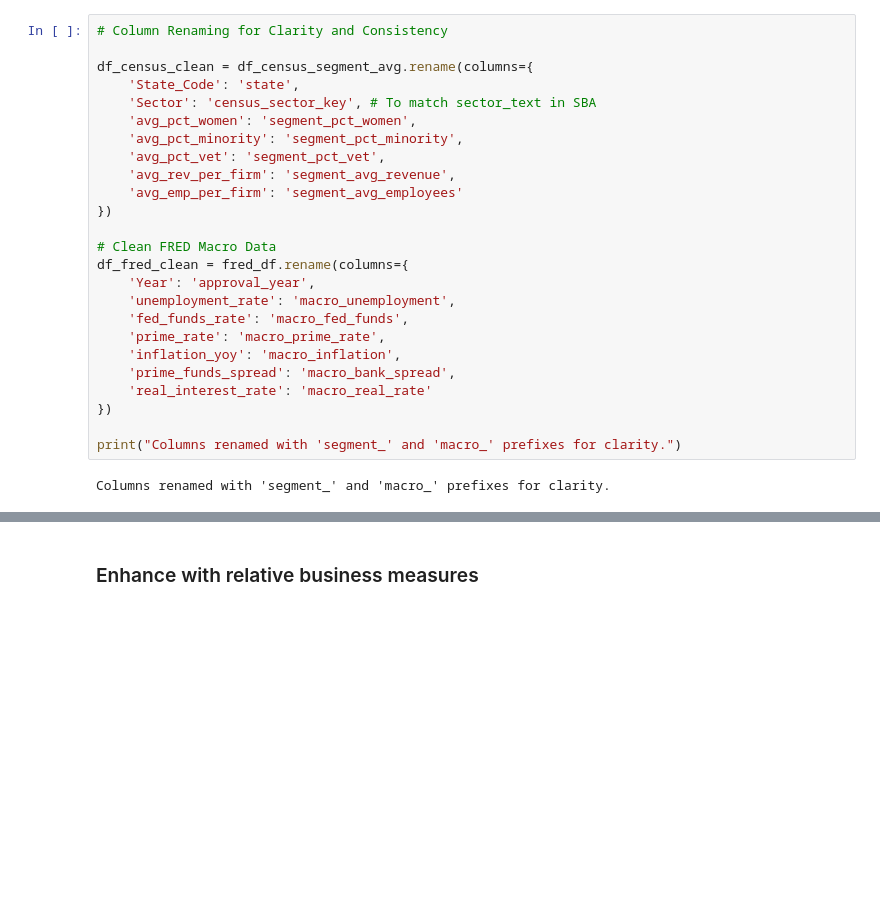
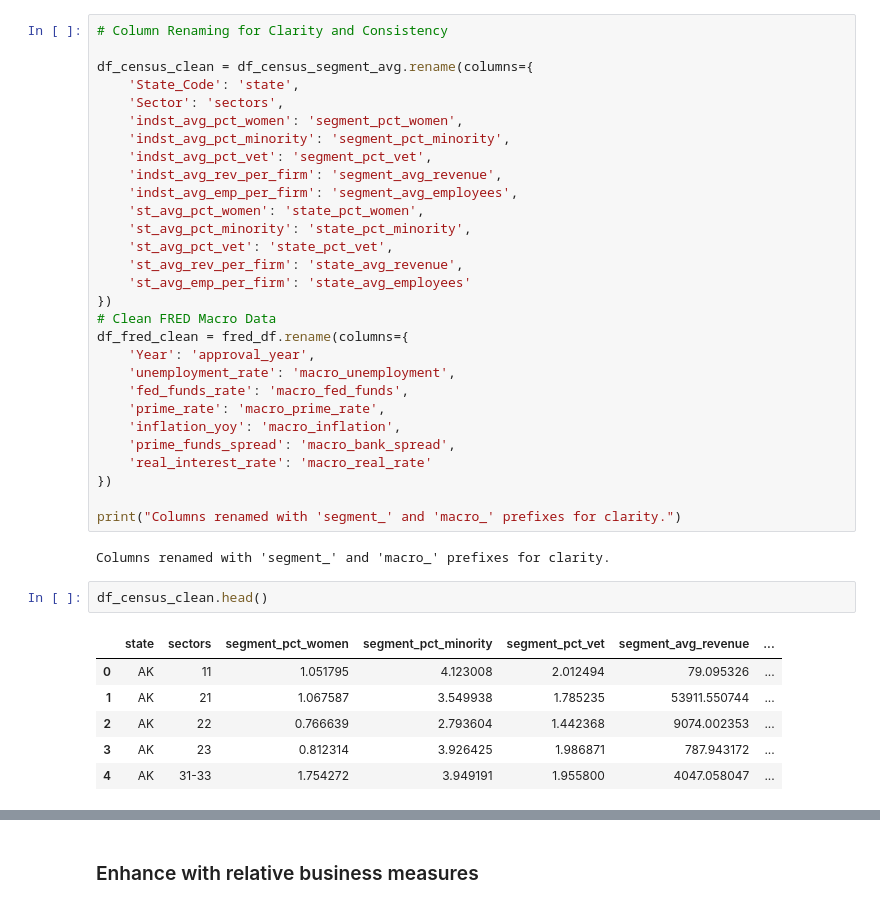
Before and after one commit to CPSC-5071-SELECT-ALL-FROM-STRUGGLING/FairLend-SBA, a Jupyter notebook: notebooks/04_data_modeling_v2.ipynb, the cells around one changed output, grey strips where cells are left out. Cells and saved outputs as stored; diff of their text form; blank space fills up the shorter version.

```diff
--- a/notebooks/04_data_modeling_v2.ipynb
+++ b/notebooks/04_data_modeling_v2.ipynb
@@ -157,14 +291,18 @@ fred_df.describe()
 
 df_census_clean = df_census_segment_avg.rename(columns={
     'State_Code': 'state',
-    'Sector': 'census_sector_key', # To match sector_text in SBA
-    'avg_pct_women': 'segment_pct_women',
-    'avg_pct_minority': 'segment_pct_minority',
-    'avg_pct_vet': 'segment_pct_vet',
-    'avg_rev_per_firm': 'segment_avg_revenue',
-    'avg_emp_per_firm': 'segment_avg_employees'
+    'Sector': 'sectors',
+    'indst_avg_pct_women': 'segment_pct_women',
+    'indst_avg_pct_minority': 'segment_pct_minority',
+    'indst_avg_pct_vet': 'segment_pct_vet',
+    'indst_avg_rev_per_firm': 'segment_avg_revenue',
+    'indst_avg_emp_per_firm': 'segment_avg_employees',
+    'st_avg_pct_women': 'state_pct_women',
+    'st_avg_pct_minority': 'state_pct_minority',
+    'st_avg_pct_vet': 'state_pct_vet',
+    'st_avg_rev_per_firm': 'state_avg_revenue',
+    'st_avg_emp_per_firm': 'state_avg_employees'
 })
-
 # Clean FRED Macro Data
 df_fred_clean = fred_df.rename(columns={
     'Year': 'approval_year',
@@ -179,6 +317,15 @@ df_fred_clean = fred_df.rename(columns={
 print("Columns renamed with 'segment_' and 'macro_' prefixes for clarity.")
 # %% [output]
 Columns renamed with 'segment_' and 'macro_' prefixes for clarity.
+# %%
+df_census_clean.head()
+# %% [output]
+|  | state | sectors | segment_pct_women | segment_pct_minority | segment_pct_vet | segment_avg_revenue | ... |
+| 0 | AK | 11 | 1.051795 | 4.123008 | 2.012494 | 79.095326 | ... |
+| 1 | AK | 21 | 1.067587 | 3.549938 | 1.785235 | 53911.550744 | ... |
+| 2 | AK | 22 | 0.766639 | 2.793604 | 1.442368 | 9074.002353 | ... |
+| 3 | AK | 23 | 0.812314 | 3.926425 | 1.986871 | 787.943172 | ... |
+| 4 | AK | 31-33 | 1.754272 | 3.949191 | 1.955800 | 4047.058047 | ... |
 # %%
 
 # Merge SBA with Census Segments
```
Also changed, not shown: parts of 28 cells of this notebook, 2 other files.
